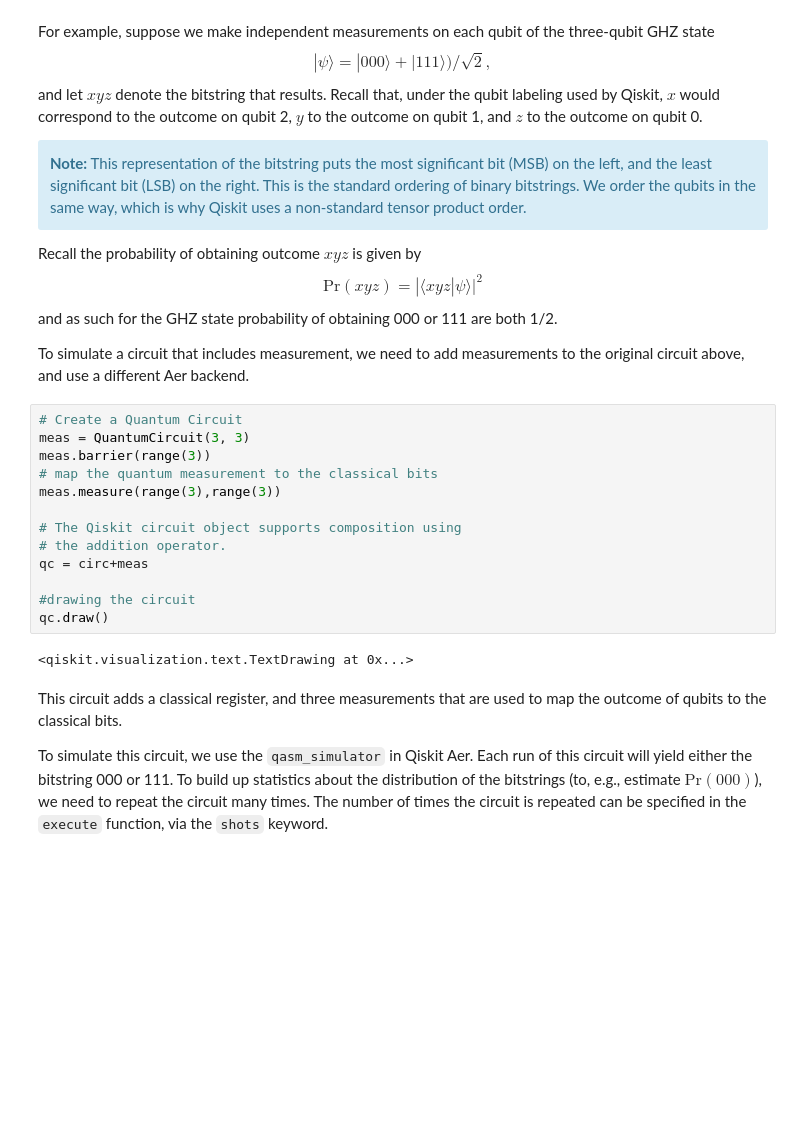
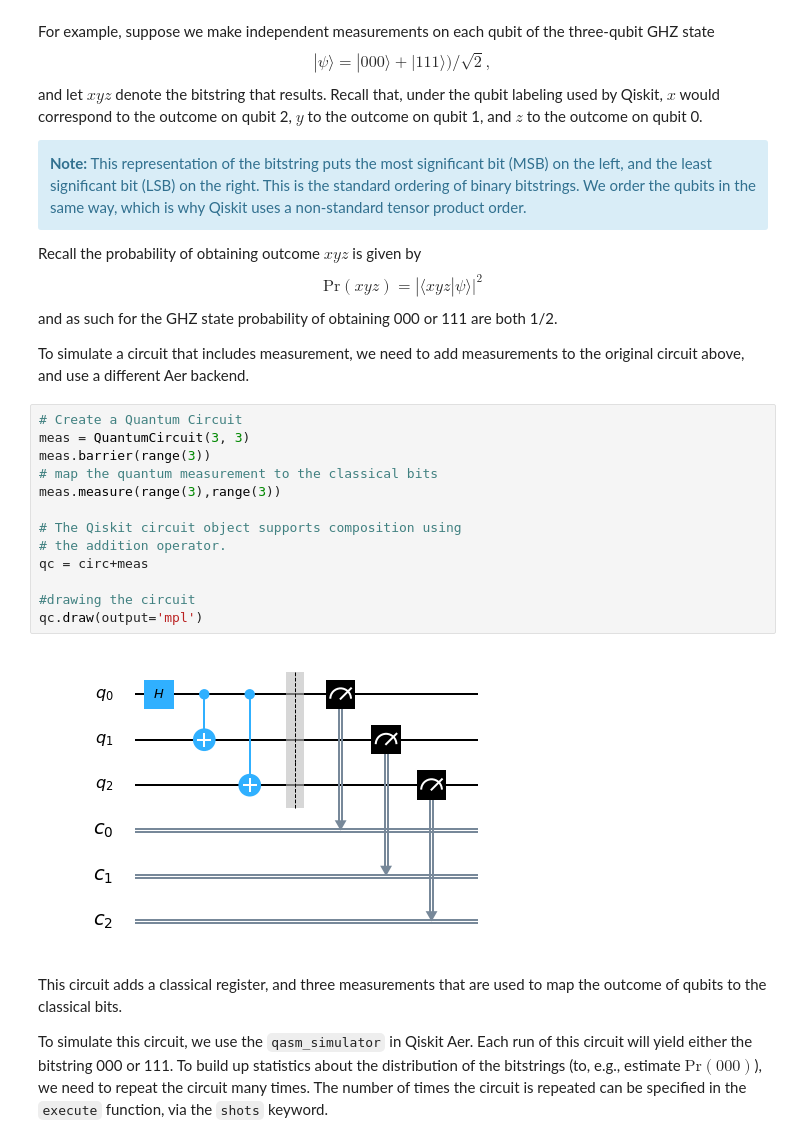
Before and after one commit to nonhermitian/qiskit-tutorials, a Jupyter notebook: qiskit/basics/1_getting_started_with_qiskit.ipynb, the cells around one changed output. Saved outputs shown, nothing was run; the diff lists cells and outputs as text; blank space fills up the shorter version.

```diff
--- a/qiskit/basics/1_getting_started_with_qiskit.ipynb
+++ b/qiskit/basics/1_getting_started_with_qiskit.ipynb
@@ -179,18 +182,18 @@ To simulate a circuit that includes measurement, we need to add measurements to
 # %%
 # Create a Quantum Circuit
 meas = QuantumCircuit(3, 3)
 meas.barrier(range(3))
 # map the quantum measurement to the classical bits
 meas.measure(range(3),range(3))
 
 # The Qiskit circuit object supports composition using
 # the addition operator.
 qc = circ+meas
 
 #drawing the circuit
-qc.draw()
+qc.draw(output='mpl')
 # %% [output]
-<qiskit.visualization.text.TextDrawing at 0x...>
+[figure, added]
 # %% [markdown]
 This circuit adds a classical register, and three measurements that are used to map the outcome of qubits to the classical bits.
 
```
Also changed, not shown: parts of 10 cells of this notebook, 4 other files.
